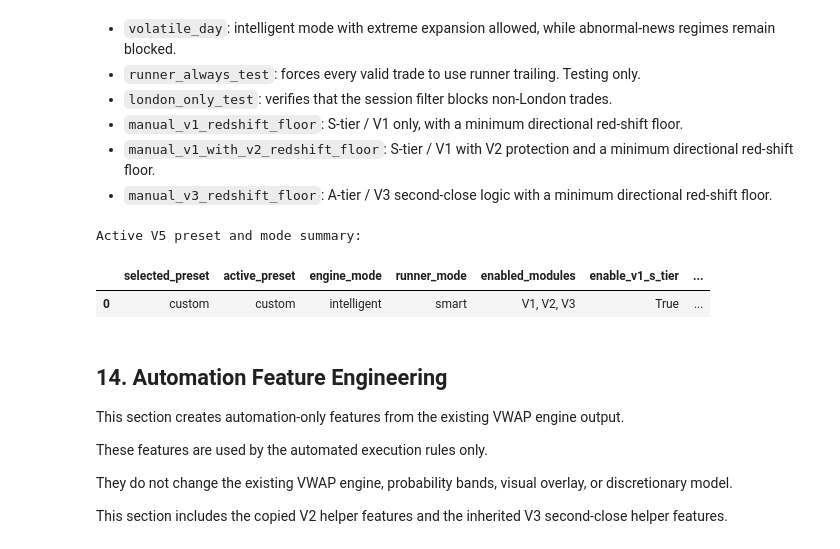
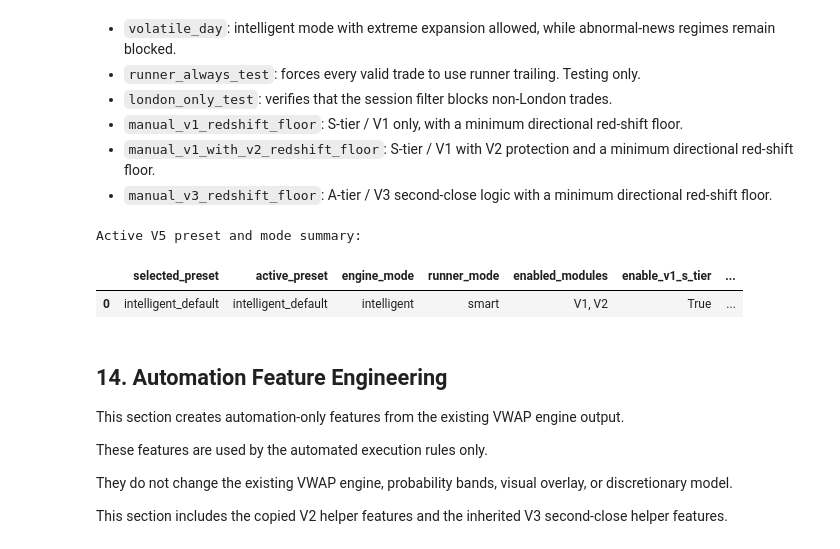
Before and after one commit to MichaelMorgante/VWAP-probability-band-engine, a Jupyter notebook: notebooks/automated_vwap_v5_modular_engine.ipynb, the cells around one changed output. Cells and saved outputs as stored; diff of their text form; code cells hidden in the pictures.

```diff
--- a/notebooks/automated_vwap_v5_modular_engine.ipynb
+++ b/notebooks/automated_vwap_v5_modular_engine.ipynb
@@ -1837,35 +1837,35 @@ def build_v5_preset_summary(config: dict, selected_preset: str) -> pd.DataFrame:
                 "a_tier_retrace_entry_mode": config.get("a_tier_retrace_entry_mode", "extended_only"),
                 "a_tier_max_direct_extension_from_green": config.get("a_tier_max_direct_extension_from_green", 30.0),
             }
         ]
     )
 
 
 # Optional preset application.
 # Leave as "custom" to use the manual Section 13A toggles exactly as written.
-SELECTED_V5_PRESET = "custom"
+SELECTED_V5_PRESET = "intelligent_default"
 
 # Examples:
 # SELECTED_V5_PRESET = "manual_v1"
 # SELECTED_V5_PRESET = "manual_v1_with_v2"
 # SELECTED_V5_PRESET = "manual_v3"
 # SELECTED_V5_PRESET = "manual_v3_retrace_test"
 # SELECTED_V5_PRESET = "manual_v1_v3"
 # SELECTED_V5_PRESET = "intelligent_default"
 # SELECTED_V5_PRESET = "volatile_day"
 # SELECTED_V5_PRESET = "runner_always_test"
 # SELECTED_V5_PRESET = "london_only_test"
 
 CONFIG = apply_v5_preset(CONFIG, SELECTED_V5_PRESET)
 
 v5_preset_summary = build_v5_preset_summary(CONFIG, SELECTED_V5_PRESET)
 
 print("Active V5 preset and mode summary:")
 display(v5_preset_summary)
 # %% [output]
 Active V5 preset and mode summary:
 |  | selected_preset | active_preset | engine_mode | runner_mode | enabled_modules | enable_v1_s_tier | ... |
-| 0 | custom | custom | intelligent | smart | V1, V2, V3 | True | ... |
+| 0 | intelligent_default | intelligent_default | intelligent | smart | V1, V2 | True | ... |
 # %% [markdown]
 ## 14. Automation Feature Engineering
 
```
Also changed, not shown: parts of 28 cells of this notebook.
